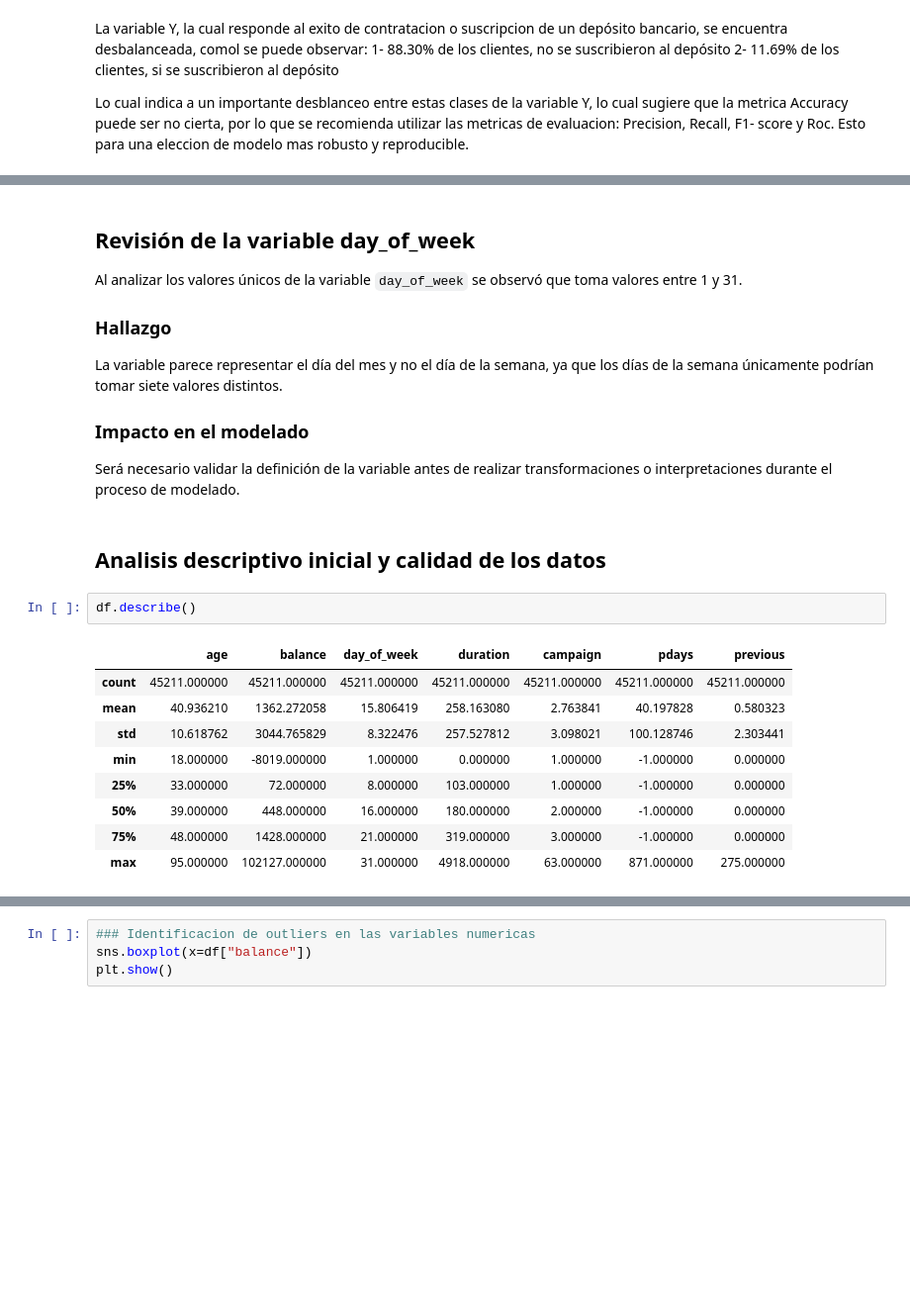
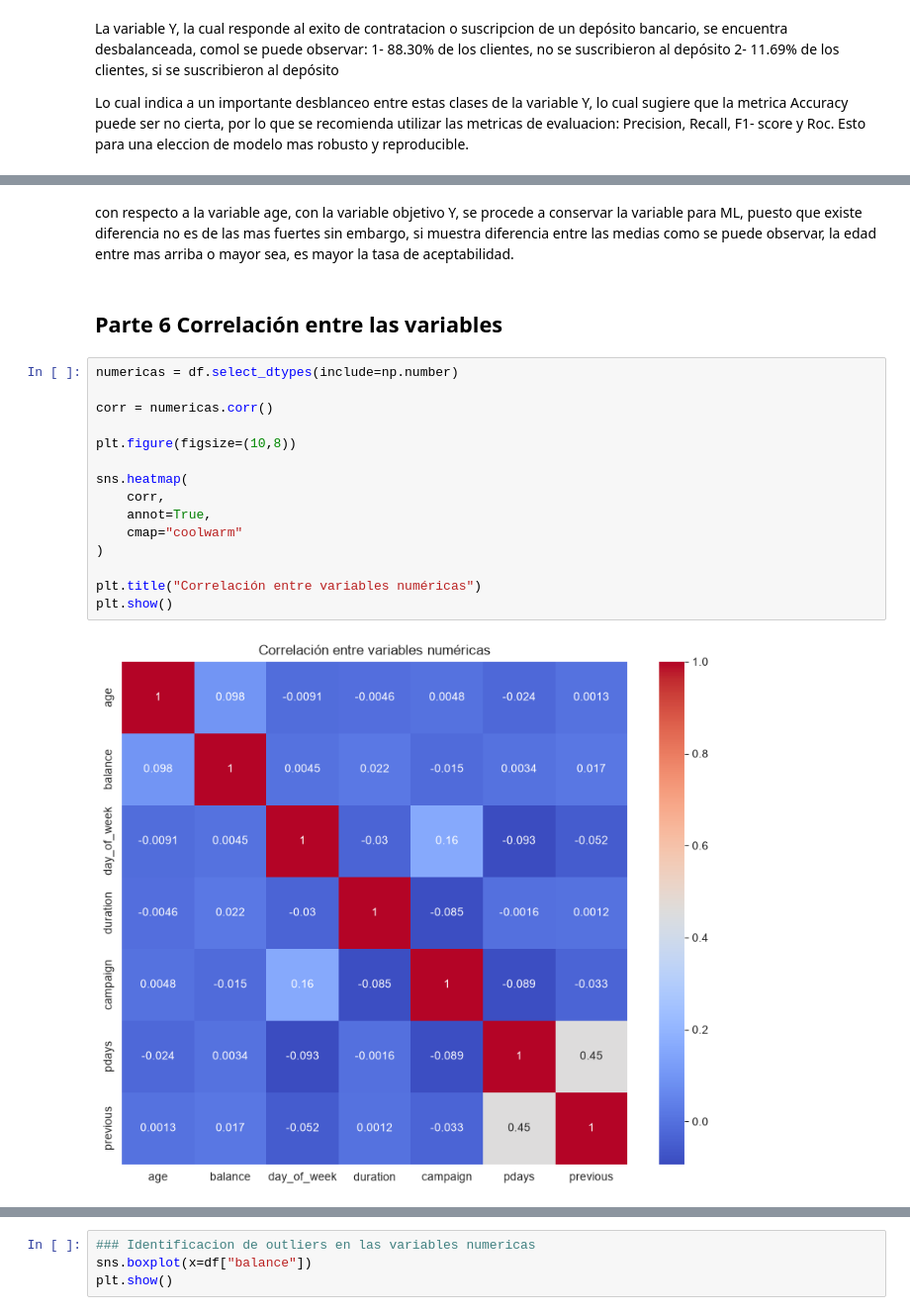
Before and after one commit to fpporras/BankMarketing-MLOps, a Jupyter notebook: notebooks/EDA.ipynb, the cells around one changed output, grey strips where cells are left out. Shown at 99% size. Saved outputs shown, nothing was run; the diff lists cells and outputs as text; blank space fills up the shorter version.

```diff
--- a/notebooks/EDA.ipynb
+++ b/notebooks/EDA.ipynb
@@ -264,26 +311,21 @@ Name: count, dtype: int64
-# %% [markdown]
-## Revisión de la variable day_of_week
-
-Al analizar los valores únicos de la variable `day_of_week` se observó que toma valores entre 1 y 31.
-
-### Hallazgo
-
-La variable parece representar el día del mes y no el día de la semana, ya que los días de la semana únicamente podrían tomar siete valores distintos.
-
-### Impacto en el modelado
-
-Será necesario validar la definición de la variable antes de realizar transformaciones o interpretaciones durante el proceso de modelado.
-# %% [markdown]
-## Analisis descriptivo inicial y calidad de los datos
-# %%
-df.describe()
-# %% [output]
-|  | age | balance | day_of_week | duration | campaign | pdays | previous |
-| count | 45211.000000 | 45211.000000 | 45211.000000 | 45211.000000 | 45211.000000 | 45211.000000 | 45211.000000 |
-| mean | 40.936210 | 1362.272058 | 15.806419 | 258.163080 | 2.763841 | 40.197828 | 0.580323 |
-| std | 10.618762 | 3044.765829 | 8.322476 | 257.527812 | 3.098021 | 100.128746 | 2.303441 |
-| min | 18.000000 | -8019.000000 | 1.000000 | 0.000000 | 1.000000 | -1.000000 | 0.000000 |
-| 25% | 33.000000 | 72.000000 | 8.000000 | 103.000000 | 1.000000 | -1.000000 | 0.000000 |
-| 50% | 39.000000 | 448.000000 | 16.000000 | 180.000000 | 2.000000 | -1.000000 | 0.000000 |
-| 75% | 48.000000 | 1428.000000 | 21.000000 | 319.000000 | 3.000000 | -1.000000 | 0.000000 |
-| max | 95.000000 | 102127.000000 | 31.000000 | 4918.000000 | 63.000000 | 871.000000 | 275.000000 |
+# %% [markdown]
+con respecto a la variable age, con la variable objetivo Y, se procede a conservar la variable para ML, puesto que existe diferencia no es de las mas fuertes sin embargo, si muestra diferencia entre las medias como se puede observar, la edad entre mas arriba o mayor sea, es mayor la tasa de aceptabilidad.
+# %% [markdown]
+## Parte 6 Correlación entre las variables
+# %%
+numericas = df.select_dtypes(include=np.number)
+
+corr = numericas.corr()
+
+plt.figure(figsize=(10,8))
+
+sns.heatmap(
+    corr,
+    annot=True,
+    cmap="coolwarm"
+)
+
+plt.title("Correlación entre variables numéricas")
+plt.show()
+# %% [output]
+[figure, added]
```
Also changed, not shown: parts of 49 cells of this notebook.
